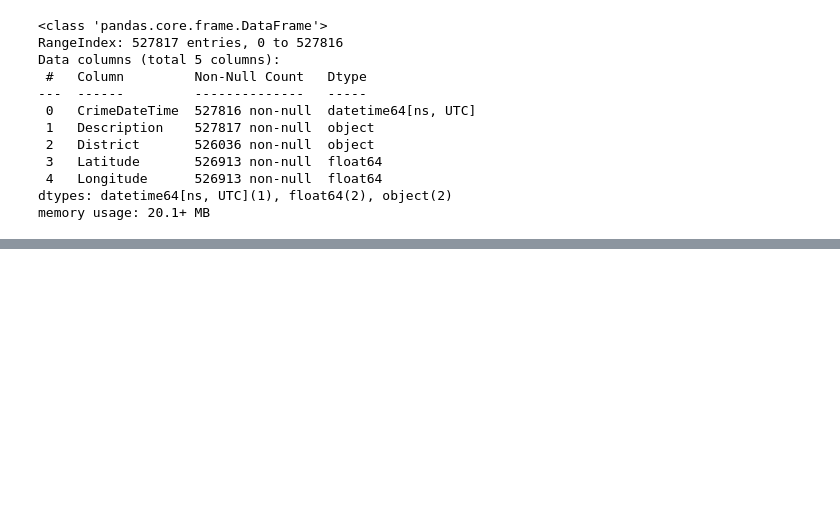
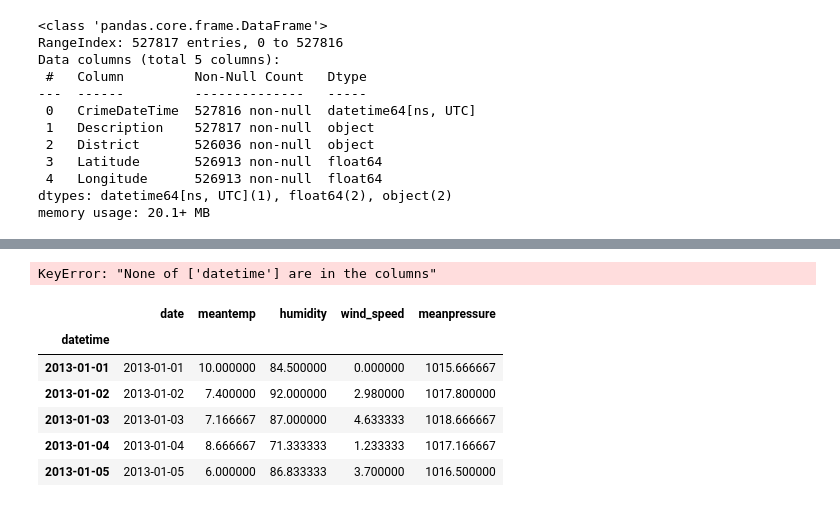
Before and after one commit to EhLeeOod/time-series, a Jupyter notebook: PRACTICE.ipynb, the cells around one changed output, grey strips where cells are left out. Drawn from its saved outputs; the diff is of its cells as text; code cells hidden in the pictures; blank space fills up the shorter version.

```diff
--- a/PRACTICE.ipynb
+++ b/PRACTICE.ipynb
@@ -116,0 +136,4 @@ baltimore['CrimeDateTime'].isna().sum()
+# %%
+# import and preview data
+df = pd.read_csv("https://docs.google.com/spreadsheets/d/e/2PACX-1vQcpVvVioO23cndDwr1UmKhndrSq6ES6ZUKZ4fkBBqIAavd1_coVPO_yeOye-Ub-cAWlkX3psJvOU8o/pub?output=csv")
+df.head()
@@ -116,0 +147,6 @@ baltimore['CrimeDateTime'].isna().sum()
+# %%
+# create new datetime column by converting date with .to_datetime
+df['datetime'] = pd.to_datetime(df['date'])
+
+# verify changes
+df.head()
@@ -116,0 +160,16 @@ baltimore['CrimeDateTime'].isna().sum()
+# %%
+# set datetime column as index
+df = df.set_index('datetime')
+# %% [output]
+KeyError: "None of ['datetime'] are in the columns"
+# %%
+# verify changes
+df.head()
+# %% [output]
+|  | date | meantemp | humidity | wind_speed | meanpressure |
+| datetime |  |  |  |  |  |
+| 2013-01-01 | 2013-01-01 | 10.000000 | 84.500000 | 0.000000 | 1015.666667 |
+| 2013-01-02 | 2013-01-02 | 7.400000 | 92.000000 | 2.980000 | 1017.800000 |
+| 2013-01-03 | 2013-01-03 | 7.166667 | 87.000000 | 4.633333 | 1018.666667 |
+| 2013-01-04 | 2013-01-04 | 8.666667 | 71.333333 | 1.233333 | 1017.166667 |
+| 2013-01-05 | 2013-01-05 | 6.000000 | 86.833333 | 3.700000 | 1016.500000 |
```
Also changed, not shown: parts of 9 cells of this notebook.
